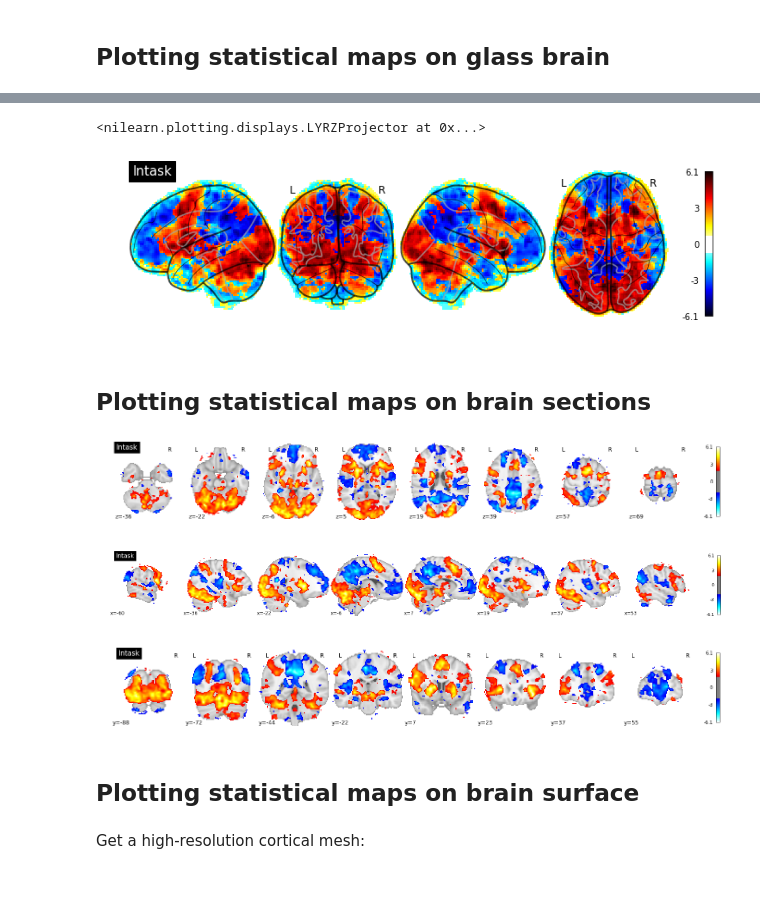
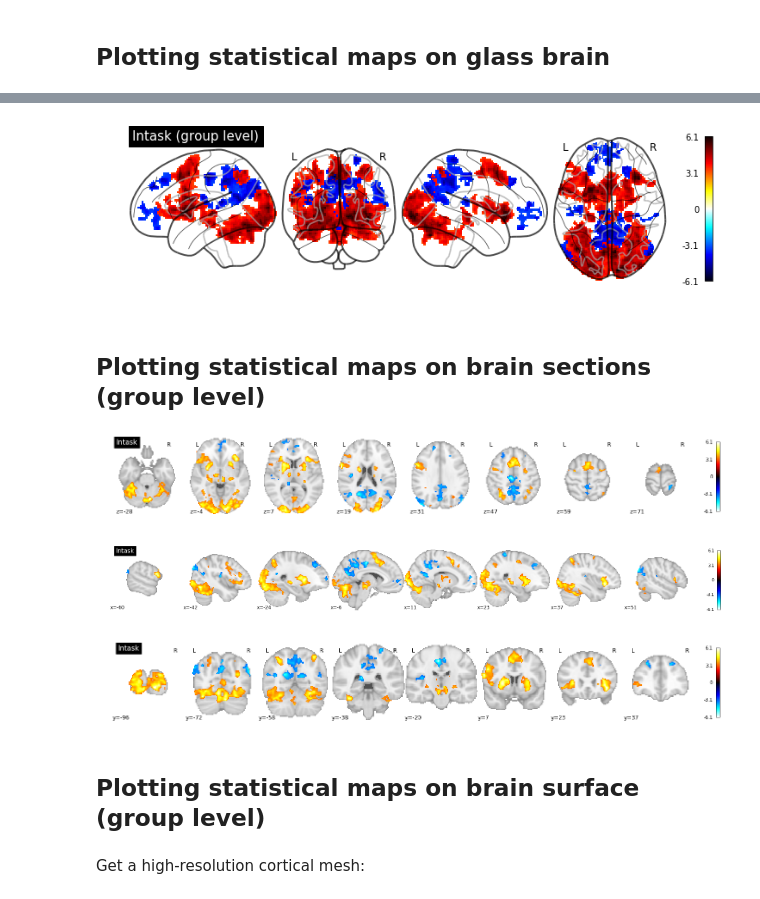
Before and after one commit to poldracklab/ds003-post-fMRIPrep-analysis, a Jupyter notebook: results_visualization.ipynb, the cells around one changed output, grey strips where cells are left out. Cells and saved outputs as stored; diff of their text form; code cells hidden in the pictures.

Commit message:
Updated visualizations
Updated visualizations according to recend changes of analysis workflow (two-sided test, cluster level threshold). Added individual glass brain visualization for subject 10.

```diff
--- a/results_visualization.ipynb
+++ b/results_visualization.ipynb
@@ -9,8 +9,9 @@ from nilearn import datasets, surface, plotting
 # %% [markdown]
 Getting statistical map
 -----------------------------------
-# %%
-stat_img = nib.load('task-rhymejudgment_bold_contrast-intask_stat.nii.gz')
+# %%
+stat_img = nib.load(glob.glob('FSLAnalysis/grp_all/sub-all/func/*clust_zstat.nii.gz')[0])
+sub10_img = nib.load(glob.glob('FSLAnalysis/sub-10/func/*zstat.nii.gz')[0])
 # %% [markdown]
 Plotting statistical maps on glass brain
 -----------------------------------
@@ -17,31 +30,33 @@ Plotting statistical maps on glass brain
 # %%
-plotting.plot_glass_brain(stat_img,
-                          title='Intask',
+glass_img = plotting.plot_glass_brain(stat_img,
+                          title='Intask (group level)',
                           display_mode='lyrz',
                           plot_abs=False,
-                          colorbar=True)
+                          colorbar=True,
+                         )
+
+glass_img.savefig("glass_zstat_clust.svg")
 # %% [output]
-<nilearn.plotting.displays.LYRZProjector at 0x...>
-[figure, old version]
+[figure, new version]
 # %% [markdown]
-Plotting statistical maps on brain sections
+Plotting statistical maps on brain sections (group level)
 -----------------------------------
 # %%
 sections = ['z', 'x', 'y']
 
 for section in sections:
     plotting.plot_stat_map(stat_img,
-                  threshold=2,
+                  threshold=0,
                   display_mode=section,
                   cut_coords=8,
                   black_bg=False,
                   title='Intask')
 # %% [output]
-[figure, old version]
+[figure, new version]
-[figure, old version]
+[figure, new version]
-[figure, old version]
+[figure, new version]
 # %% [markdown]
-Plotting statistical maps on brain surface
+Plotting statistical maps on brain surface (group level)
 -----------------------------------
 # %% [markdown]
 Get a high-resolution cortical mesh:
```
Also changed, not shown: parts of 4 cells of this notebook.
